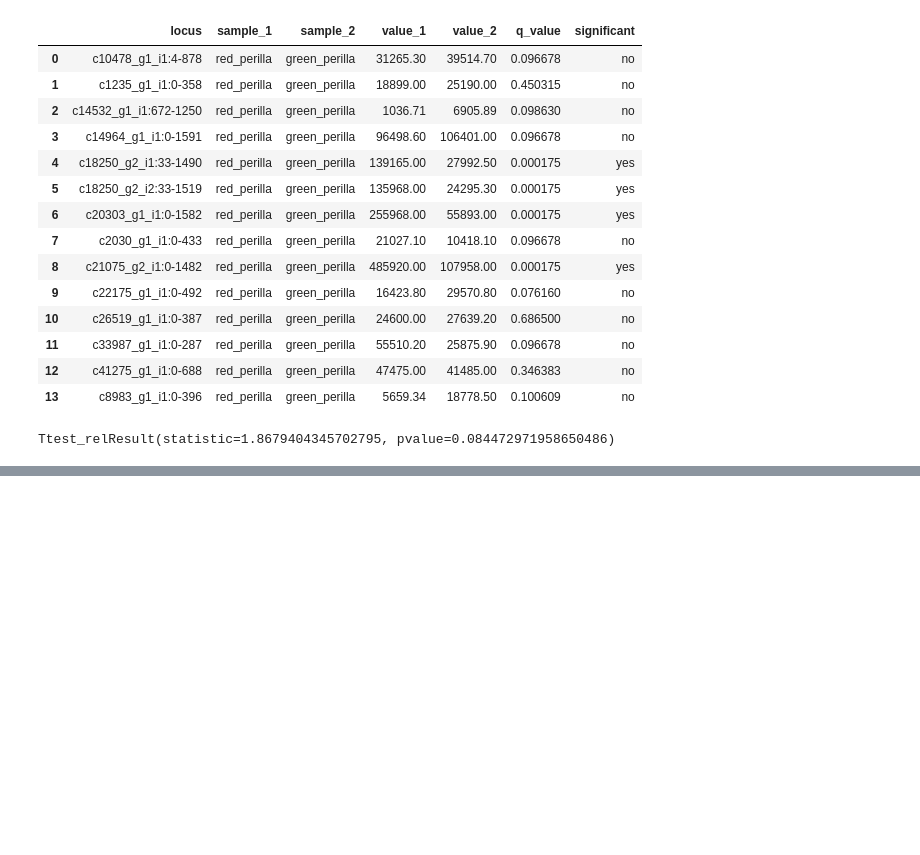
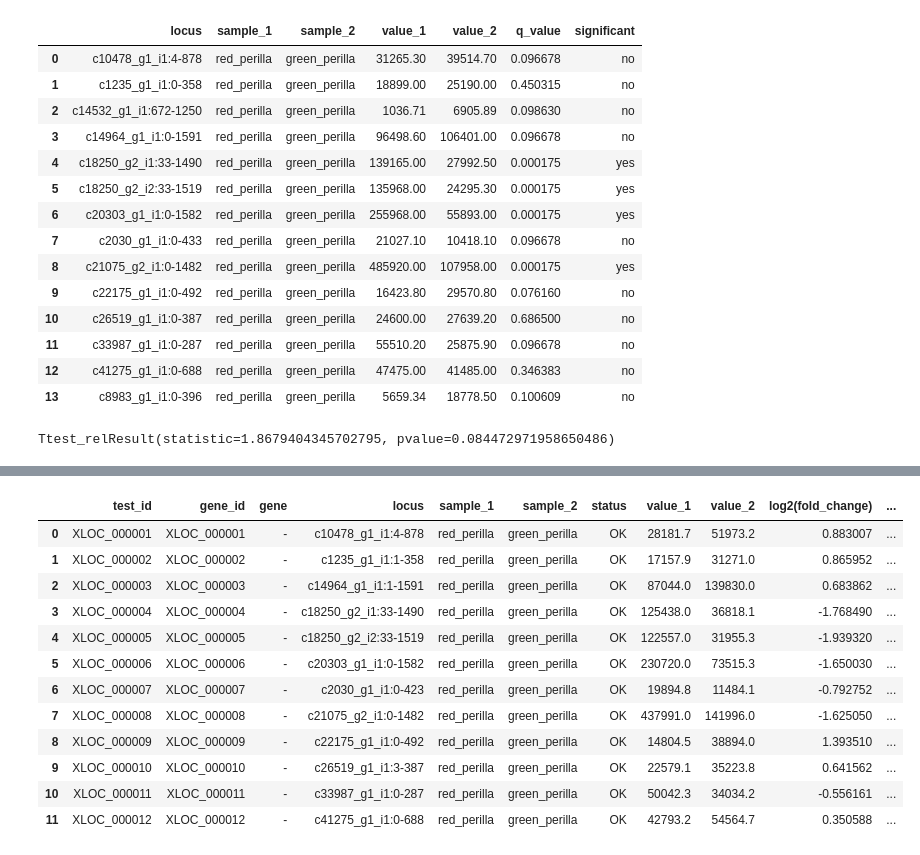
Before and after one commit to qqep685d/rnaseq_example, a Jupyter notebook: try_rnaseq_analysis/practice_python.ipynb, the cells around one changed output, grey strips where cells are left out. Drawn from its saved outputs; the diff is of its cells as text; code cells hidden in the pictures; blank space fills up the shorter version.

```diff
--- a/try_rnaseq_analysis/practice_python.ipynb
+++ b/try_rnaseq_analysis/practice_python.ipynb
@@ -216,0 +221,26 @@ Ttest_relResult(statistic=1.8679404345702795, pvalue=0.084472971958650486)
+# %%
+# 置換した文字列を一時的に保管するリスト
+temp = []
+
+# locus列のc+番号の部分のみ抽出 = :(コロン)以降の文字列を除去する
+for name in df['locus']:
+    rep_name = re.sub(':[0-9\-]+$', '', name)
+    temp.append(rep_name)
+
+# データフレームに置換した文字列の列'new_locus'を追加する
+df['new_locus'] = temp
+df
+# %% [output]
+|  | test_id | gene_id | gene | locus | sample_1 | sample_2 | status | value_1 | value_2 | log2(fold_change) | ... |
+| 0 | XLOC_000001 | XLOC_000001 | - | c10478_g1_i1:4-878 | red_perilla | green_perilla | OK | 28181.7 | 51973.2 | 0.883007 | ... |
+| 1 | XLOC_000002 | XLOC_000002 | - | c1235_g1_i1:1-358 | red_perilla | green_perilla | OK | 17157.9 | 31271.0 | 0.865952 | ... |
+| 2 | XLOC_000003 | XLOC_000003 | - | c14964_g1_i1:1-1591 | red_perilla | green_perilla | OK | 87044.0 | 139830.0 | 0.683862 | ... |
+| 3 | XLOC_000004 | XLOC_000004 | - | c18250_g2_i1:33-1490 | red_perilla | green_perilla | OK | 125438.0 | 36818.1 | -1.768490 | ... |
+| 4 | XLOC_000005 | XLOC_000005 | - | c18250_g2_i2:33-1519 | red_perilla | green_perilla | OK | 122557.0 | 31955.3 | -1.939320 | ... |
+| 5 | XLOC_000006 | XLOC_000006 | - | c20303_g1_i1:0-1582 | red_perilla | green_perilla | OK | 230720.0 | 73515.3 | -1.650030 | ... |
+| 6 | XLOC_000007 | XLOC_000007 | - | c2030_g1_i1:0-423 | red_perilla | green_perilla | OK | 19894.8 | 11484.1 | -0.792752 | ... |
+| 7 | XLOC_000008 | XLOC_000008 | - | c21075_g2_i1:0-1482 | red_perilla | green_perilla | OK | 437991.0 | 141996.0 | -1.625050 | ... |
+| 8 | XLOC_000009 | XLOC_000009 | - | c22175_g1_i1:0-492 | red_perilla | green_perilla | OK | 14804.5 | 38894.0 | 1.393510 | ... |
+| 9 | XLOC_000010 | XLOC_000010 | - | c26519_g1_i1:3-387 | red_perilla | green_perilla | OK | 22579.1 | 35223.8 | 0.641562 | ... |
+| 10 | XLOC_000011 | XLOC_000011 | - | c33987_g1_i1:0-287 | red_perilla | green_perilla | OK | 50042.3 | 34034.2 | -0.556161 | ... |
+| 11 | XLOC_000012 | XLOC_000012 | - | c41275_g1_i1:0-688 | red_perilla | green_perilla | OK | 42793.2 | 54564.7 | 0.350588 | ... |
```
Also changed, not shown: parts of 4 cells of this notebook.
